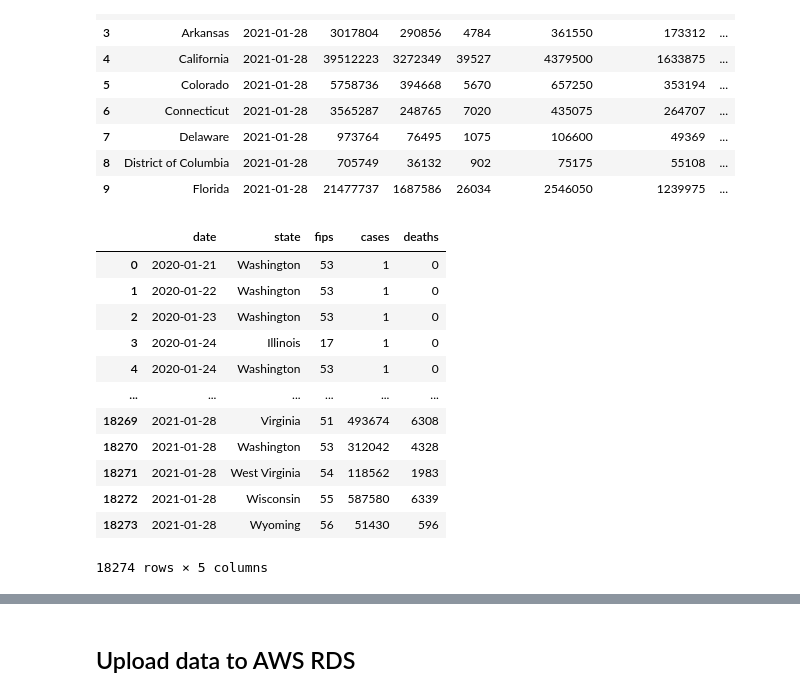
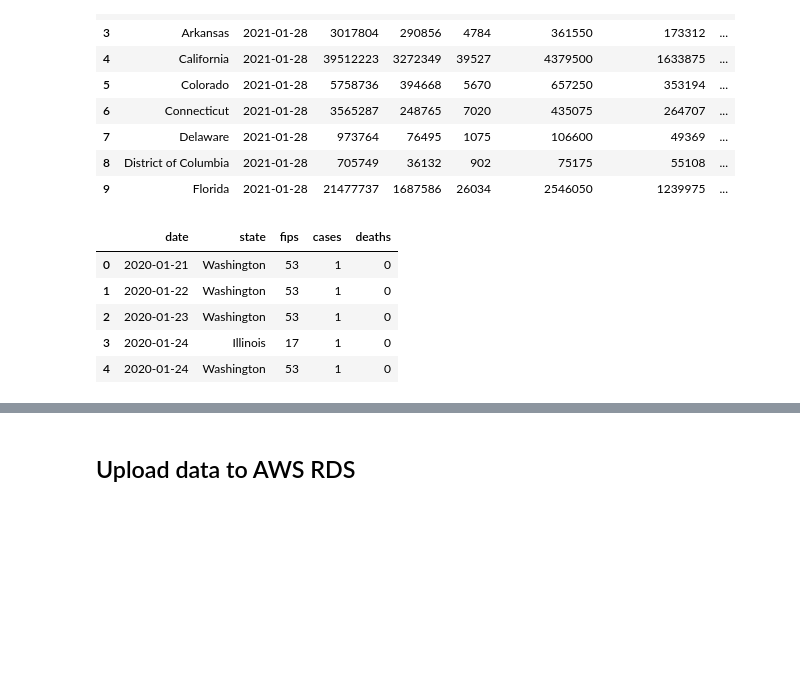
Before and after one commit to CCom20/us-covid-response, a Jupyter notebook: notebooks/data_cleaning_notebook.ipynb, the cells around one changed output, grey strips where cells are left out. Saved outputs shown, nothing was run; the diff lists cells and outputs as text; code cells hidden in the pictures; blank space fills up the shorter version.

```diff
--- a/notebooks/data_cleaning_notebook.ipynb
+++ b/notebooks/data_cleaning_notebook.ipynb
@@ -274,20 +274,13 @@ master_df.head(10)
 | 9 | Florida | 2021-01-28 | 21477737 | 1687586 | 26034 | 2546050 | 1239975 | ... |
 # %%
 nyt_avg_daily_cases = nytimes_nih_covid_df
-nyt_avg_daily_cases
+nyt_avg_daily_cases.head()
 # %% [output]
 |  | date | state | fips | cases | deaths |
 | 0 | 2020-01-21 | Washington | 53 | 1 | 0 |
 | 1 | 2020-01-22 | Washington | 53 | 1 | 0 |
 | 2 | 2020-01-23 | Washington | 53 | 1 | 0 |
 | 3 | 2020-01-24 | Illinois | 17 | 1 | 0 |
 | 4 | 2020-01-24 | Washington | 53 | 1 | 0 |
-| ... | ... | ... | ... | ... | ... |
-| 18269 | 2021-01-28 | Virginia | 51 | 493674 | 6308 |
-| 18270 | 2021-01-28 | Washington | 53 | 312042 | 4328 |
-| 18271 | 2021-01-28 | West Virginia | 54 | 118562 | 1983 |
-| 18272 | 2021-01-28 | Wisconsin | 55 | 587580 | 6339 |
-| 18273 | 2021-01-28 | Wyoming | 56 | 51430 | 596 |
-18274 rows × 5 columns
 # %%
 nyt_avg_daily_cases = nyt_avg_daily_cases.groupby("date").sum()
```
Also changed, not shown: parts of 9 cells of this notebook, 2 other files.
